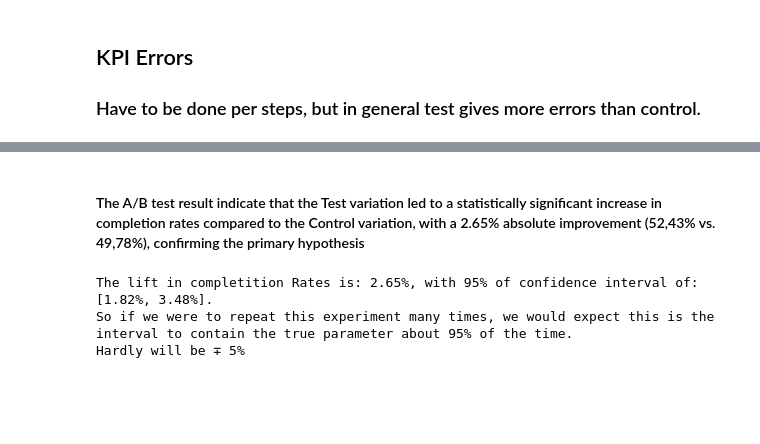
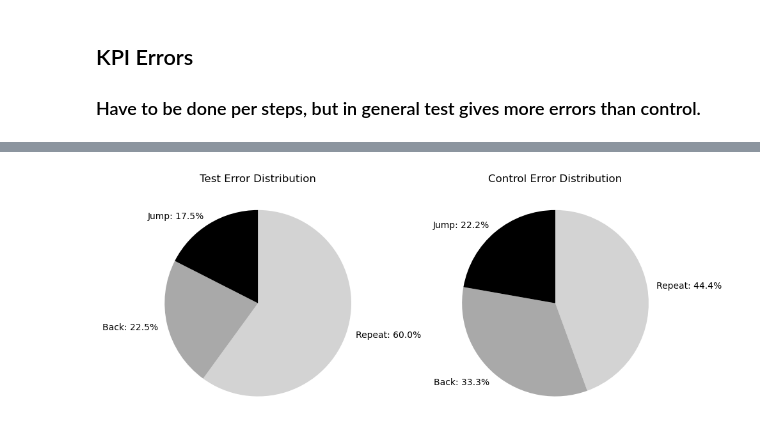
Before and after one commit to KmkGska/vanguard-ab-test, a Jupyter notebook: notebooks/d_Day4_Wrap.ipynb, the cells around one changed output, grey strips where cells are left out. Cells and saved outputs as stored; diff of their text form; code cells hidden in the pictures; blank space fills up the shorter version.

```diff
--- a/notebooks/d_Day4_Wrap.ipynb
+++ b/notebooks/d_Day4_Wrap.ipynb
@@ -701,14 +860,36 @@ The Absolute lift is 2.65%
-# %% [markdown]
-#### The A/B test result indicate that the Test variation led to a statistically significant increase in completion rates compared to the Control variation, with a 2.65% absolute improvement (52,43% vs. 49,78%), confirming the primary hypothesis
-# %%
-# Now lest check the probabillity of this 2.65% for be ∓ 5% that is randomly can lay in between repeating the experiment [-2.35% , 7,65%] based on the sample data.
-# Do the same confidence intervals calculation for 95% confidence.
-# Difference in proportions
-p_diff = p_test_valid - p_control_valid
-se_diff = ((p_test_valid * (1 - p_test_valid) / n_test_total) + (p_control_valid * (1 - p_control_valid) / n_control_total)) ** 0.5
-ci_diff = (p_diff - z * se_diff, p_diff + z * se_diff)
-print(f"The lift in completition Rates is: {p_diff:.2%}, with 95% of confidence interval of: [{ci_diff[0]:.2%}, {ci_diff[1]:.2%}].\nSo if we were to repeat this experiment many times, we would expect this is the interval to contain the true parameter about 95% of the time.\nHardly will be ∓ 5%")
-# %% [output]
-The lift in completition Rates is: 2.65%, with 95% of confidence interval of: [1.82%, 3.48%].
-So if we were to repeat this experiment many times, we would expect this is the interval to contain the true parameter about 95% of the time.
-Hardly will be ∓ 5%
+# %%
+# Replace with your actual error_summary DataFrame
+# Must contain: variation, total_step_repeat_errors, total_step_back_errors, total_step_jump_errors
+error_summary = pd.DataFrame({
+    'variation': ['Test', 'Control'],
+    'total_step_repeat_errors': [120, 80],
+    'total_step_back_errors': [45, 60],
+    'total_step_jump_errors': [35, 40]
+})
+
+# Setup
+fig, axes = plt.subplots(1, 2, figsize=(10, 5))
+error_types = ['Repeat', 'Back', 'Jump']
+colors = ['lightgrey', 'darkgrey', 'black']
+
+# Plot each pie
+for i, variation in enumerate(['Test', 'Control']):
+    row = error_summary[error_summary['variation'] == variation].iloc[0]
+    values = [
+        row['total_step_repeat_errors'],
+        row['total_step_back_errors'],
+        row['total_step_jump_errors']
+    ]
+    axes[i].pie(
+        values,
+        labels=[f'{et}: {v/sum(values)*100:.1f}%' for et, v in zip(error_types, values)],
+        colors=colors,
+        startangle=90,
+        counterclock=False
+    )
+    axes[i].set_title(f'{variation} Error Distribution')
+
+plt.tight_layout()
+plt.show()
+# %% [output]
+[figure, added]
```
Also changed, not shown: parts of 9 cells of this notebook.
